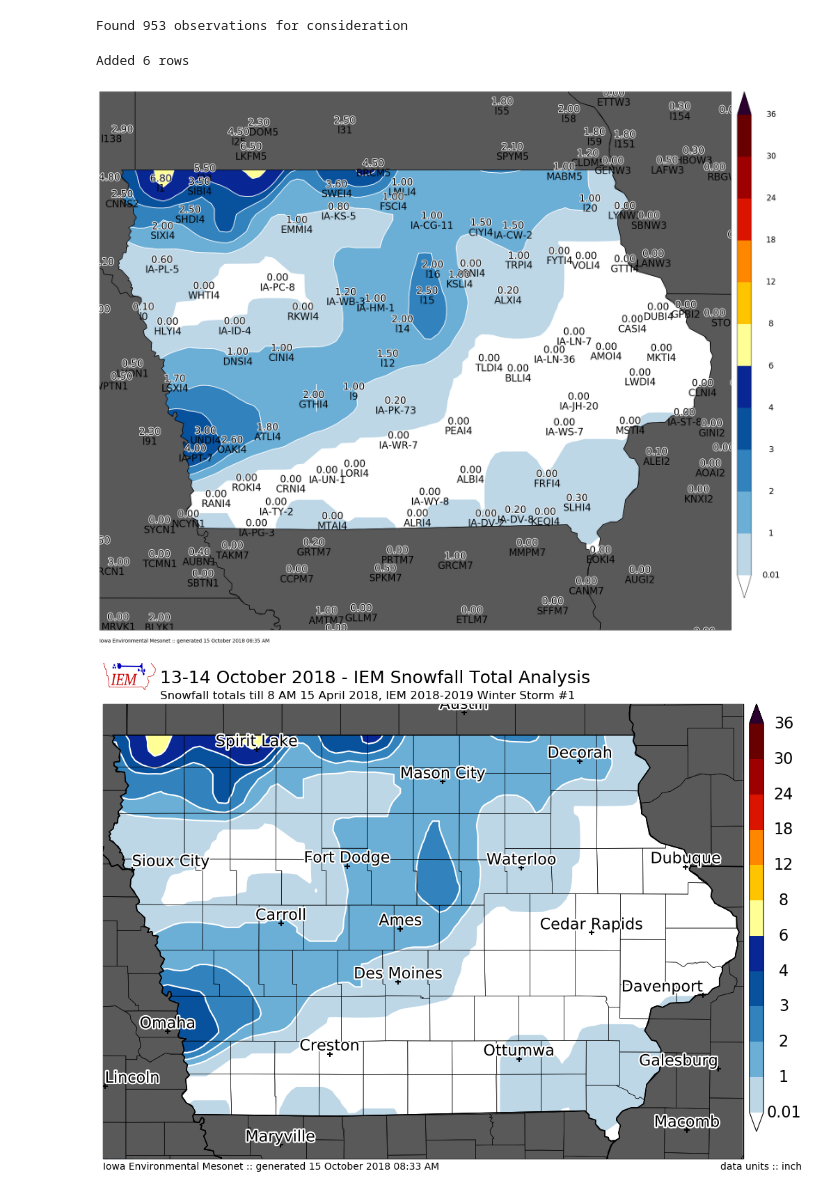
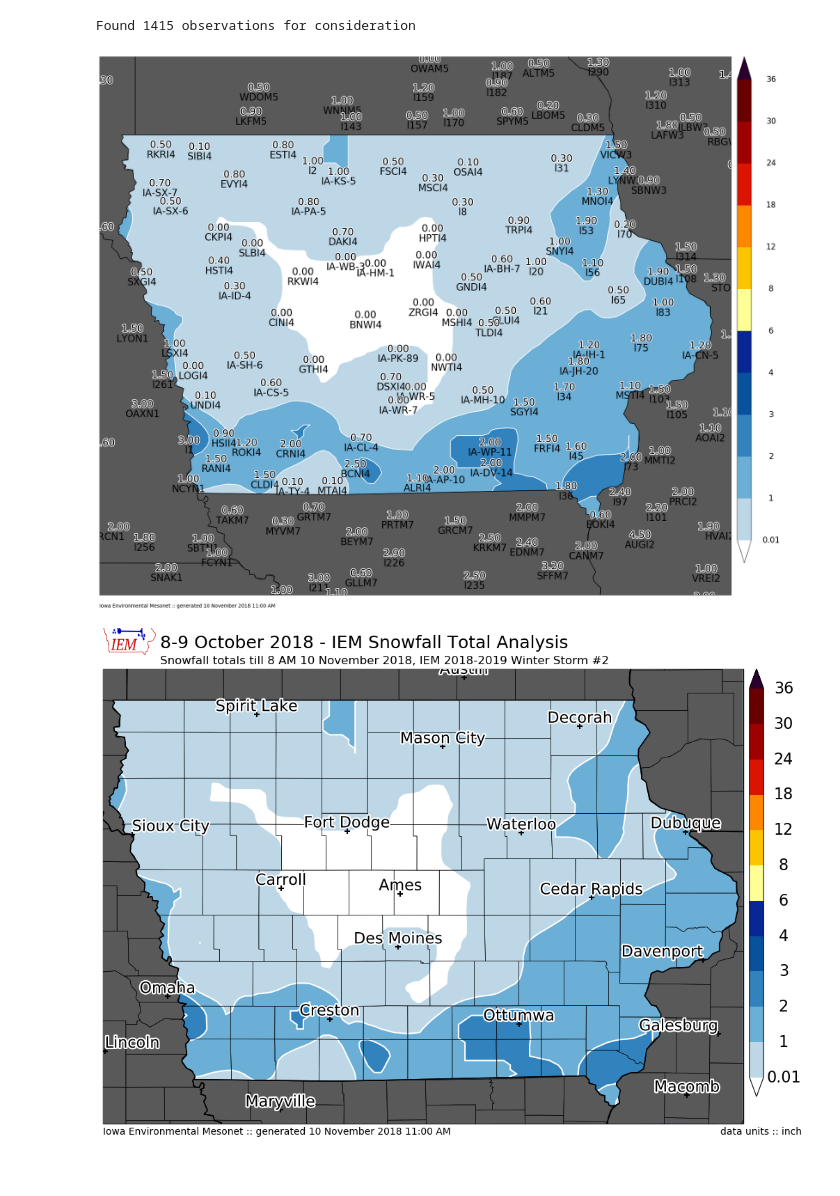
Before and after one commit to akrherz/DEV, a Jupyter notebook: coop/feature_snowfall_analysis.ipynb, the cells around one changed output. Cells and saved outputs as stored; diff of their text form; code cells hidden in the pictures.

Commit message:
winter storm 2

```diff
--- a/coop/feature_snowfall_analysis.ipynb
+++ b/coop/feature_snowfall_analysis.ipynb
@@ -1,7 +1,7 @@
 # %%
 ####################
 # vvvvvvvvvvvvvvvvvvvvvvvvv
-STORM_NUMBER = 1
+STORM_NUMBER = 2
 SEASON = "1819"
 # ^^^^^^^^^^^^^^^^^^^^^^^^^
 ####################
@@ -66,9 +66,9 @@ def get_coop(dates):
     IEM.close()
     return data
 
-crows = get_coop( ['2018-10-14', '2018-10-15'] )
-sts = utc(2018, 10, 13, 12)
-ets = utc(2018, 10, 25, 12, 0)
+crows = get_coop( ['2018-11-09', '2018-11-10'] )
+sts = utc(2018, 11, 9, 0)
+ets = utc(2018, 11, 25, 12, 0)
 lrows = get_lsrs(sts, ets)
 
 prows = []
@@ -85,7 +85,7 @@ df = pd.DataFrame(crows + lrows + prows)
 df.sort_values(by='val', ascending=False, inplace=True)
 print("Found %s observations for consideration" % (len(df.index), ))
 # %% [output]
-Found 953 observations for consideration
+Found 1415 observations for consideration
 # %%
 # Now we filter the DataFrame
 radii = [0.4, 0.6, 0.9]  # decimal degrees
@@ -115,14 +115,15 @@ if len(newrows) > 0:
     print("Added %s rows" % (len(newrows), ))
     df = df.append(newrows)
 df.set_index('label', inplace=True)
-# %% [output]
-Added 6 rows
 # %%
-cull = ['IA-WB-5', 'l45']
+cull = ['CLII4', 'IA-CW-2', 'IA-CF-2']
 if cull:
     df.at[cull, 'useme'] = False
 
-hardcode = [
+hardcode = [['IA-BH-7', 0.6],
+            ['SIBI4', 0.1],
+            ['UNDI4', 0.1],
+            ['EVYI4', 0.8]
            ]
 for sid, val in hardcode:
     df.at[sid, 'val'] = val
@@ -142,19 +143,19 @@ np.save("%s_events/%s_%s.npy" % (SEASON, SEASON, STORM_NUMBER), vals)
 m.plot_values(df2['lon'], df2['lat'], df2['val'], '%.2f', labels=df2.index.values, textsize=20,
               labeltextsize=20, labelbuffer=0)
 # %% [output]
-[figure, old version]
+[figure, new version]
 # %%
 # now we are ready to plot!
 
 m = MapPlot(sector='iowa',
-            title='13-14 October 2018 - IEM Snowfall Total Analysis',
-            subtitle=("Snowfall totals till 8 AM 15 April 2018, "
+            title='8-9 October 2018 - IEM Snowfall Total Analysis',
+            subtitle=("Snowfall totals till 8 AM 10 November 2018, "
                       "IEM 2018-2019 Winter Storm #%s") % (STORM_NUMBER, ))
 m.contourf(df2.lon.values, df2.lat.values, df2.val.values, clevs, cmap=cmap,
           units='inch')
 #m.plot_values(np.array(df2.lon), np.array(df2.lat), np.array(df2.val), '%.2f')
 m.drawcounties()
 m.drawcities()
-m.postprocess(filename='181015.png')
+m.postprocess(filename='181110.png')
 # %% [output]
-[figure, old version]
+[figure, new version]
```
Also changed, not shown: 1 other file.
